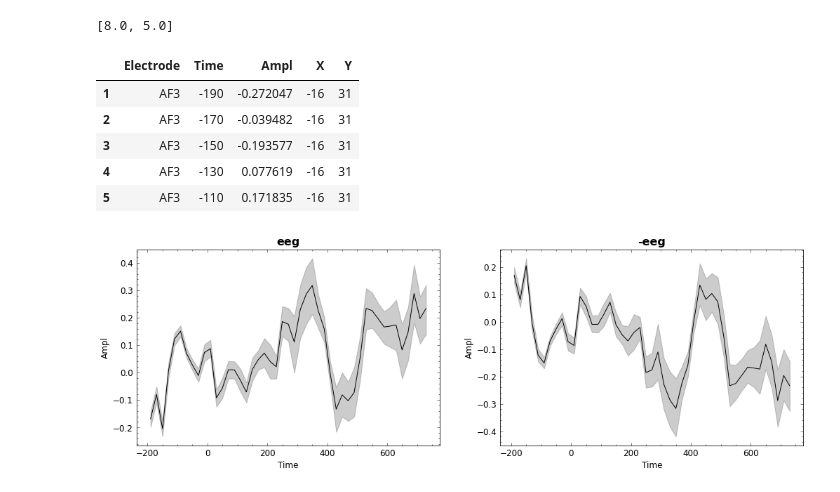
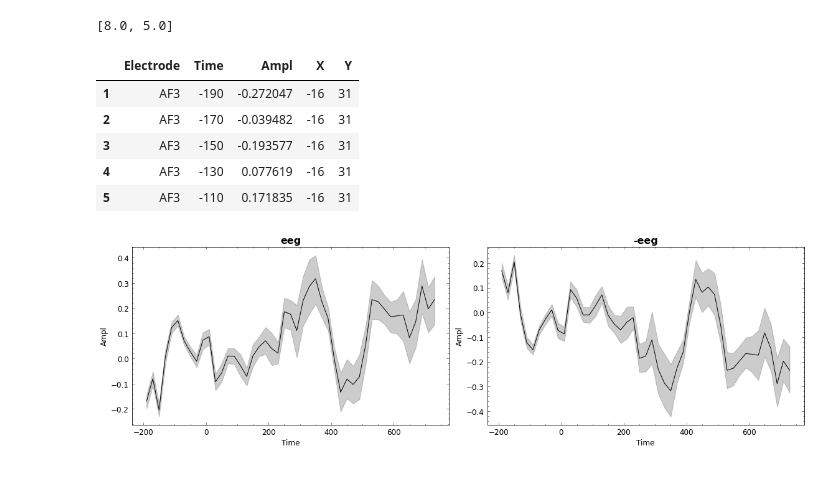
Before and after one commit to Rogerio-mack/Temporal, a Jupyter notebook: tsp_mplstyle_teste.ipynb, the cells around one changed output. Cells and saved outputs as stored; diff of their text form; code cells hidden in the pictures.

```diff
--- a/tsp_mplstyle_teste.ipynb
+++ b/tsp_mplstyle_teste.ipynb
@@ -133,23 +136,25 @@ plt.rcParams['figure.figsize']
 # %%
 plt.style.use([ 'grayscale' , '/content/tsp.mplstyle' ])
 
 url = 'https://vincentarelbundock.github.io/Rdatasets/csv/itsadug/eeg.csv'
 
 df = pd.read_csv(url,index_col=0) # , usecols=['time','value'], index_col=['time'])
 display(df.head())
 
 fig, (ax1, ax2) = plt.subplots(1,2,figsize=(16,5))
 sns.lineplot(x=df.Time, y=df.Ampl, ax=ax1)
 ax1.set_title(url.split('/')[-1].split('.csv')[0])
 
 sns.lineplot(x=df.Time, y=-df.Ampl, ax=ax2)
 ax2.set_title('-' + url.split('/')[-1].split('.csv')[0])
+
+plt.tight_layout()
 plt.show()
 # %% [output]
 |  | Electrode | Time | Ampl | X | Y |
 | 1 | AF3 | -190 | -0.272047 | -16 | 31 |
 | 2 | AF3 | -170 | -0.039482 | -16 | 31 |
 | 3 | AF3 | -150 | -0.193577 | -16 | 31 |
 | 4 | AF3 | -130 | 0.077619 | -16 | 31 |
 | 5 | AF3 | -110 | 0.171835 | -16 | 31 |
-[figure, old version]
+[figure, new version]
```
Also changed, not shown: parts of 4 cells of this notebook.
